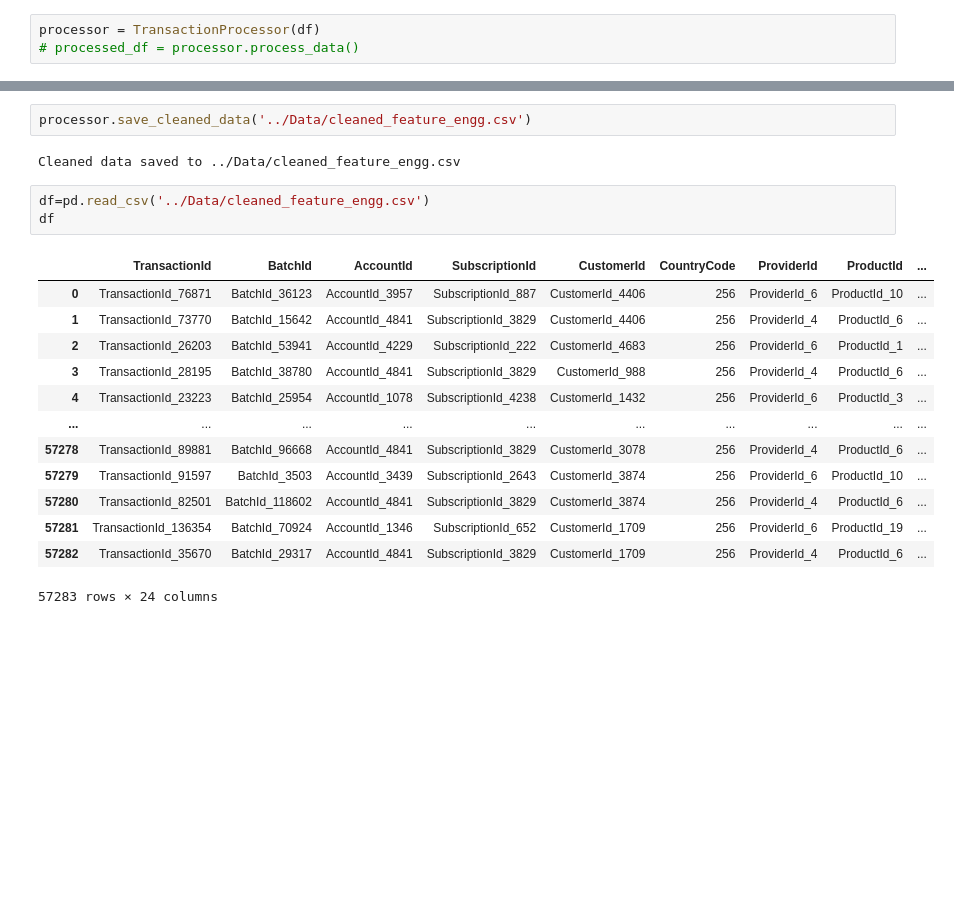
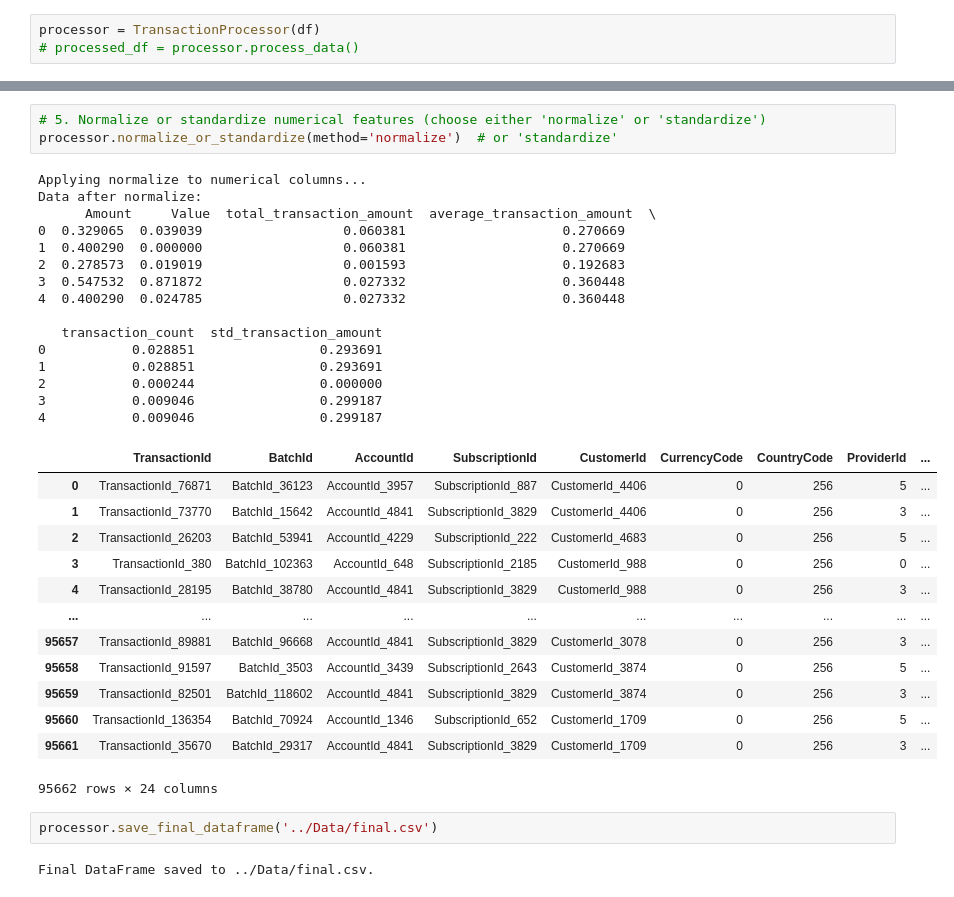
Before and after one commit to hydropython/Bati-Bank-Credit-Scoring-Model, a Jupyter notebook: notebooks/Feature_engg.ipynb, the cells around one changed output, grey strips where cells are left out. Drawn from its saved outputs; the diff is of its cells as text; blank space fills up the shorter version.

```diff
--- a/notebooks/Feature_engg.ipynb
+++ b/notebooks/Feature_engg.ipynb
@@ -261,21 +205,36 @@ Final processed DataFrame:
+# %%
+# 5. Normalize or standardize numerical features (choose either 'normalize' or 'standardize')
+processor.normalize_or_standardize(method='normalize')  # or 'standardize'
+# %% [output]
+Applying normalize to numerical columns...
+Data after normalize:
+      Amount     Value  total_transaction_amount  average_transaction_amount  \
+0  0.329065  0.039039                  0.060381                    0.270669
+1  0.400290  0.000000                  0.060381                    0.270669
+2  0.278573  0.019019                  0.001593                    0.192683
+3  0.547532  0.871872                  0.027332                    0.360448
+4  0.400290  0.024785                  0.027332                    0.360448
+
+   transaction_count  std_transaction_amount
+0           0.028851                0.293691
+1           0.028851                0.293691
+2           0.000244                0.000000
+3           0.009046                0.299187
+4           0.009046                0.299187
+|  | TransactionId | BatchId | AccountId | SubscriptionId | CustomerId | CurrencyCode | CountryCode | ProviderId | ... |
+| 0 | TransactionId_76871 | BatchId_36123 | AccountId_3957 | SubscriptionId_887 | CustomerId_4406 | 0 | 256 | 5 | ... |
+| 1 | TransactionId_73770 | BatchId_15642 | AccountId_4841 | SubscriptionId_3829 | CustomerId_4406 | 0 | 256 | 3 | ... |
+| 2 | TransactionId_26203 | BatchId_53941 | AccountId_4229 | SubscriptionId_222 | CustomerId_4683 | 0 | 256 | 5 | ... |
+| 3 | TransactionId_380 | BatchId_102363 | AccountId_648 | SubscriptionId_2185 | CustomerId_988 | 0 | 256 | 0 | ... |
+| 4 | TransactionId_28195 | BatchId_38780 | AccountId_4841 | SubscriptionId_3829 | CustomerId_988 | 0 | 256 | 3 | ... |
+| ... | ... | ... | ... | ... | ... | ... | ... | ... | ... |
+| 95657 | TransactionId_89881 | BatchId_96668 | AccountId_4841 | SubscriptionId_3829 | CustomerId_3078 | 0 | 256 | 3 | ... |
+| 95658 | TransactionId_91597 | BatchId_3503 | AccountId_3439 | SubscriptionId_2643 | CustomerId_3874 | 0 | 256 | 5 | ... |
+| 95659 | TransactionId_82501 | BatchId_118602 | AccountId_4841 | SubscriptionId_3829 | CustomerId_3874 | 0 | 256 | 3 | ... |
+| 95660 | TransactionId_136354 | BatchId_70924 | AccountId_1346 | SubscriptionId_652 | CustomerId_1709 | 0 | 256 | 5 | ... |
+| 95661 | TransactionId_35670 | BatchId_29317 | AccountId_4841 | SubscriptionId_3829 | CustomerId_1709 | 0 | 256 | 3 | ... |
+95662 rows × 24 columns
 # %%
-processor.save_cleaned_data('../Data/cleaned_feature_engg.csv')
+processor.save_final_dataframe('../Data/final.csv')
 # %% [output]
-Cleaned data saved to ../Data/cleaned_feature_engg.csv
+Final DataFrame saved to ../Data/final.csv.
-# %%
-df=pd.read_csv('../Data/cleaned_feature_engg.csv')
-df
-# %% [output]
-|  | TransactionId | BatchId | AccountId | SubscriptionId | CustomerId | CountryCode | ProviderId | ProductId | ... |
-| 0 | TransactionId_76871 | BatchId_36123 | AccountId_3957 | SubscriptionId_887 | CustomerId_4406 | 256 | ProviderId_6 | ProductId_10 | ... |
-| 1 | TransactionId_73770 | BatchId_15642 | AccountId_4841 | SubscriptionId_3829 | CustomerId_4406 | 256 | ProviderId_4 | ProductId_6 | ... |
-| 2 | TransactionId_26203 | BatchId_53941 | AccountId_4229 | SubscriptionId_222 | CustomerId_4683 | 256 | ProviderId_6 | ProductId_1 | ... |
-| 3 | TransactionId_28195 | BatchId_38780 | AccountId_4841 | SubscriptionId_3829 | CustomerId_988 | 256 | ProviderId_4 | ProductId_6 | ... |
-| 4 | TransactionId_23223 | BatchId_25954 | AccountId_1078 | SubscriptionId_4238 | CustomerId_1432 | 256 | ProviderId_6 | ProductId_3 | ... |
-| ... | ... | ... | ... | ... | ... | ... | ... | ... | ... |
-| 57278 | TransactionId_89881 | BatchId_96668 | AccountId_4841 | SubscriptionId_3829 | CustomerId_3078 | 256 | ProviderId_4 | ProductId_6 | ... |
-| 57279 | TransactionId_91597 | BatchId_3503 | AccountId_3439 | SubscriptionId_2643 | CustomerId_3874 | 256 | ProviderId_6 | ProductId_10 | ... |
-| 57280 | TransactionId_82501 | BatchId_118602 | AccountId_4841 | SubscriptionId_3829 | CustomerId_3874 | 256 | ProviderId_4 | ProductId_6 | ... |
-| 57281 | TransactionId_136354 | BatchId_70924 | AccountId_1346 | SubscriptionId_652 | CustomerId_1709 | 256 | ProviderId_6 | ProductId_19 | ... |
-| 57282 | TransactionId_35670 | BatchId_29317 | AccountId_4841 | SubscriptionId_3829 | CustomerId_1709 | 256 | ProviderId_4 | ProductId_6 | ... |
-57283 rows × 24 columns
```
Also changed, not shown: parts of 19 cells of this notebook, 6 other files.
